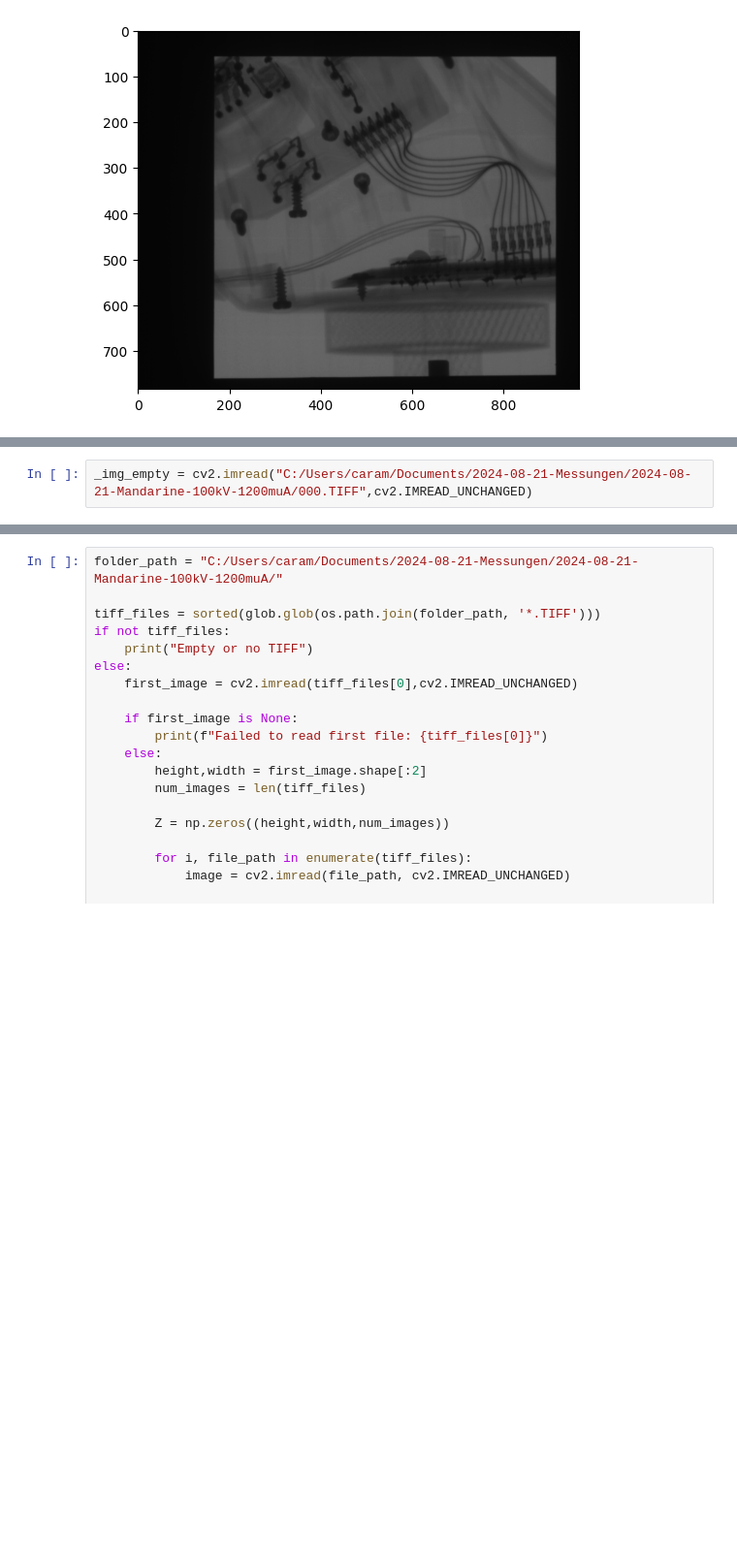
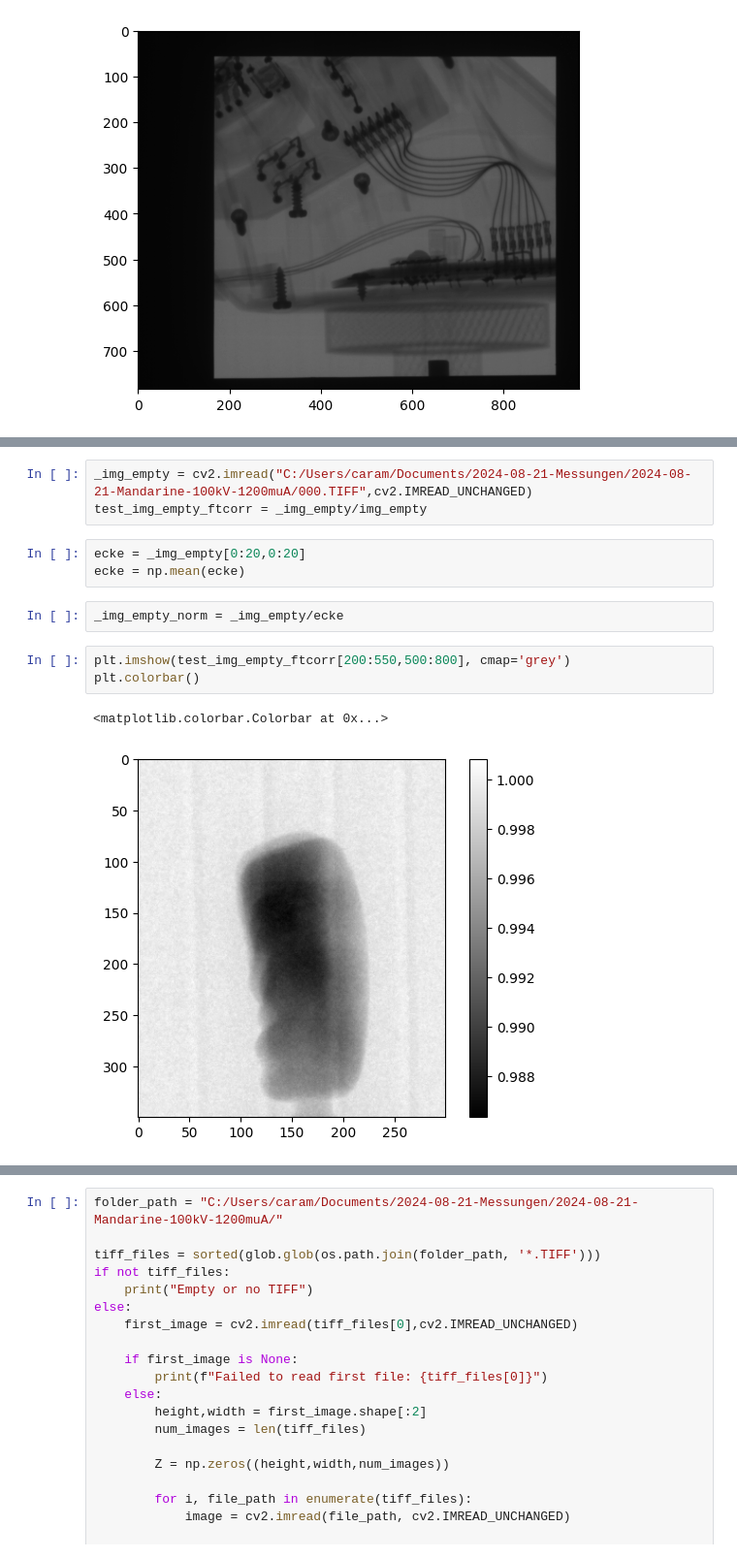
Before and after one commit to caramosparra/bachelor-thesis, a Jupyter notebook: testnb.ipynb, the cells around one changed output, grey strips where cells are left out. Shown at 97% size. Drawn from its saved outputs; the diff is of its cells as text; blank space fills up the shorter version.

```diff
--- a/testnb.ipynb
+++ b/testnb.ipynb
@@ -19,2 +39,14 @@ plt.imshow(img_mouse, cmap='grey')
 # %%
 _img_empty = cv2.imread("C:/Users/caram/Documents/2024-08-21-Messungen/2024-08-21-Mandarine-100kV-1200muA/000.TIFF",cv2.IMREAD_UNCHANGED)
+test_img_empty_ftcorr = _img_empty/img_empty
+# %%
+ecke = _img_empty[0:20,0:20]
+ecke = np.mean(ecke)
+# %%
+_img_empty_norm = _img_empty/ecke
+# %%
+plt.imshow(test_img_empty_ftcorr[200:550,500:800], cmap='grey')
+plt.colorbar()
+# %% [output]
+<matplotlib.colorbar.Colorbar at 0x...>
+[figure, added]
```
Also changed, not shown: parts of 9 cells of this notebook, 1 other file.
